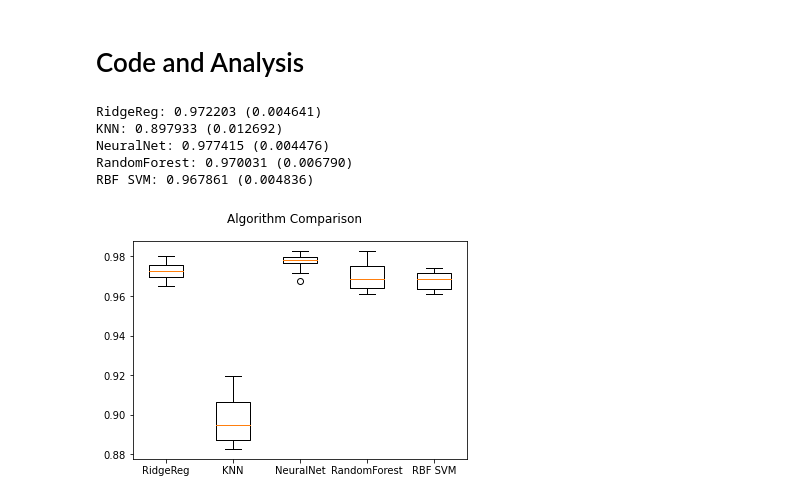
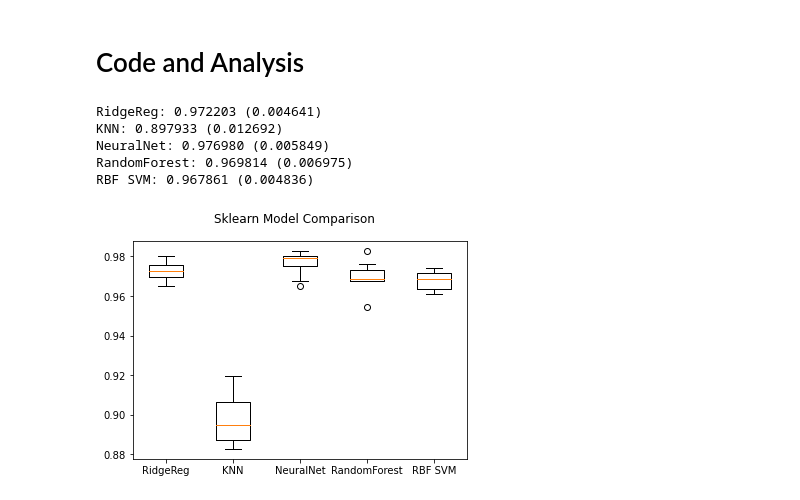
Before and after one commit to Lean-Mean-Protein-Machine-Learning/LMPM, a Jupyter notebook: Sklearn_supervised_models.ipynb, the cells around one changed output. Cells and saved outputs as stored; diff of their text form; code cells hidden in the pictures.

```diff
--- a/Sklearn_supervised_models.ipynb
+++ b/Sklearn_supervised_models.ipynb
@@ -81,8 +86,8 @@ def data_to_unirep(df):
 
     return unirep_df
 # %%
-def classifier_comparison(X, y):
-    '''
+def classifier_comparison(X, y, seed):
+    """
     Iterates through sklearn supervised learning classification models.
     Performs k-fold cross-validation (k=10).
     Comparing each classifier based on model accuracy.
@@ -95,9 +100,9 @@ def classifier_comparison(X, y):
 
     Returns:
 
-    '''
-    seed = 42
+    """
     X_train, X_test, y_train, y_test = train_test_split(X, y, test_size=0.2, random_state=seed)
+
     # Preparing models
     models = []
     models.append(('RidgeReg', RidgeClassifierCV(alphas=[1e-3, 1e-2, 1e-1, 1],normalize=True)))
@@ -112,7 +117,6 @@ def classifier_comparison(X, y):
     names = []
     scoring = 'accuracy'
     for name, model in models:
-#         kfold = model_selection.KFold(n_splits=10, random_state=seed)
         kfold = model_selection.KFold(n_splits=10, random_state=seed, shuffle=True)
         cv_results = model_selection.cross_val_score(model, X, y, cv=kfold, scoring=scoring)
         results.append(cv_results)
@@ -122,7 +126,7 @@ def classifier_comparison(X, y):
 
     # Plotting the classifier comparison
     fig = plt.figure()
-    fig.suptitle('Algorithm Comparison')
+    fig.suptitle('Sklearn Model Comparison')
     ax = fig.add_subplot(111)
     plt.boxplot(results)
     ax.set_xticklabels(names)
@@ -291,14 +373,7 @@ def secretion_optimization_unirep(seq, pos, model):
 df2 = human_unirep_part.copy(deep=True)
 df2.pop('Class') # Made a copy of the data set to drop the class in order for x-values to remain numerical
 df2.pop('ID')
+df2.pop('Sequence')
 X = df2.values
 y = np.array(human_unirep_part['Class'])
-
-classifier_comparison(X, y)
+X_train, X_test, y_train, y_test = train_test_split(X, y, test_size=0.2, random_state=42)
-# %% [output]
-RidgeReg: 0.972203 (0.004641)
-KNN: 0.897933 (0.012692)
-NeuralNet: 0.977415 (0.004476)
-RandomForest: 0.970031 (0.006790)
-RBF SVM: 0.967861 (0.004836)
-[figure, removed]
@@ -307,3 +380,12 @@ X_train, X_test, y_train, y_test = train_test_split(X, y, test_size=0.2, random_
+# %%
+classifier_comparison(X, y, 42)
+# %% [output]
+RidgeReg: 0.972203 (0.004641)
+KNN: 0.897933 (0.012692)
+NeuralNet: 0.976980 (0.005849)
+RandomForest: 0.969814 (0.006975)
+RBF SVM: 0.967861 (0.004836)
+[figure, added]
 # %%
 # Using an example model to test out the secretion_optimization_unirep function
 model = neural_net_classifier(X_train, X_test, y_train, y_test)
```
Also changed, not shown: parts of 17 cells of this notebook, 1 other file.
